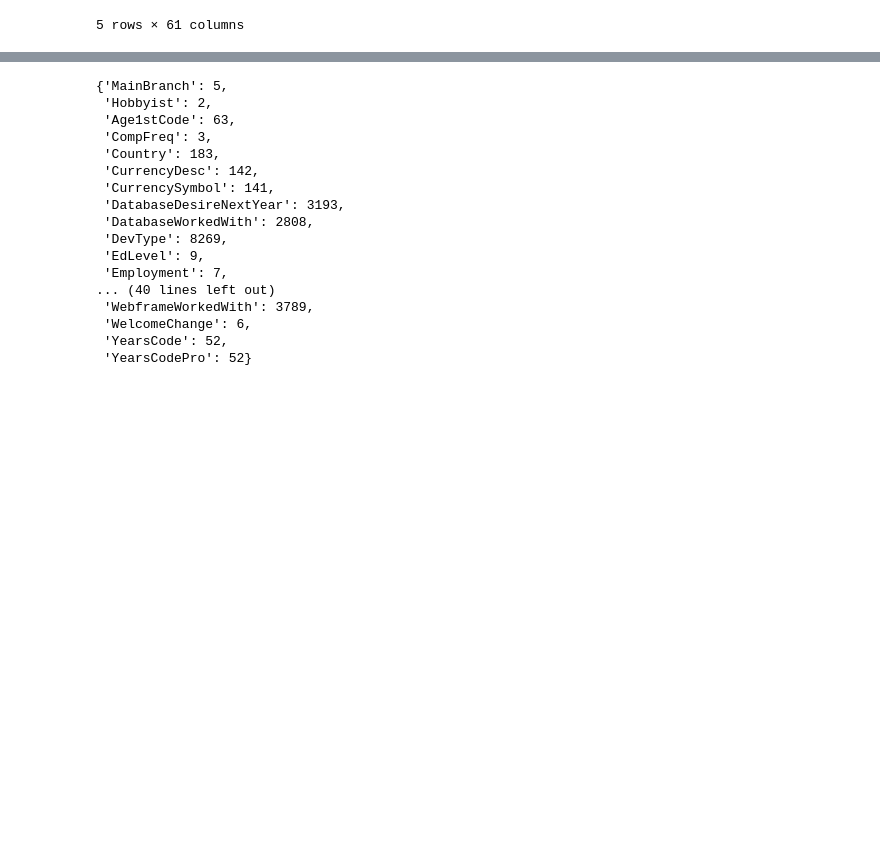
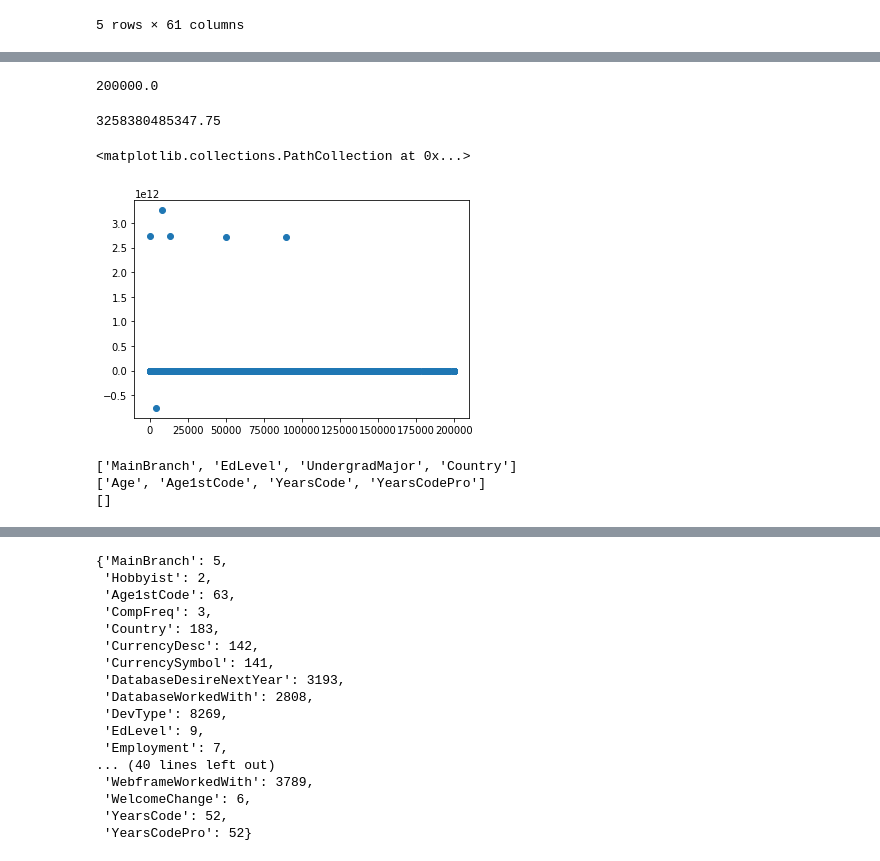
Before and after one commit to kevinclee26/salary_prediction, a Jupyter notebook: model/Untitled.ipynb, the cells around one changed output, grey strips where cells are left out. Drawn from its saved outputs; the diff is of its cells as text; code cells hidden in the pictures; blank space fills up the shorter version.

```diff
--- a/model/Untitled.ipynb
+++ b/model/Untitled.ipynb
@@ -42,0 +323,9 @@ df.head()
+# %%
+from sklearn.ensemble import RandomForestRegressor
+from sklearn.model_selection import train_test_split
+
+X_train, X_test, y_train, y_test=train_test_split(input_ary, y)
+rfr=RandomForestRegressor()
+rfr.fit(X_train, y_train)
+print(f'Train Score: {rfr.score(X_train, y_train)}')
+print(f'Test Score: {rfr.score(X_test, y_test)}')
@@ -42,0 +401,22 @@ df.head()
+# %%
+y_test.max()
+# %% [output]
+200000.0
+# %%
+import numpy as np
+np.max(lr.predict(X_test))
+# %% [output]
+3258380485347.75
+# %%
+plt.scatter(y_test, lr.predict(X_test))
+# %% [output]
+<matplotlib.collections.PathCollection at 0x...>
+[figure, added]
+# %%
+print(categoricals)
+print(numericals)
+print(multi_options)
+# %% [output]
+['MainBranch', 'EdLevel', 'UndergradMajor', 'Country']
+['Age', 'Age1stCode', 'YearsCode', 'YearsCodePro']
+[]
```
Also changed, not shown: parts of 39 cells of this notebook, 1 other file.
